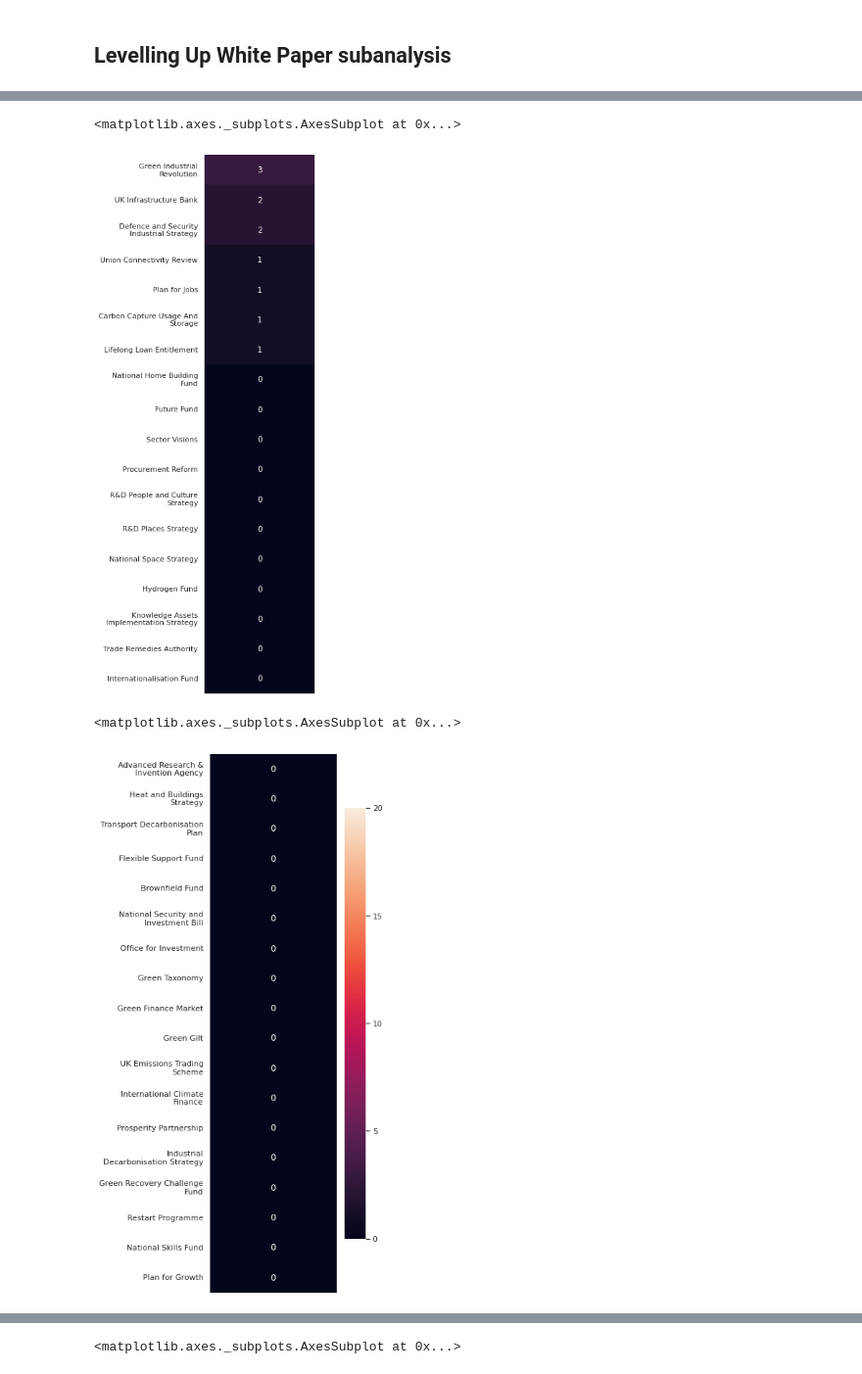
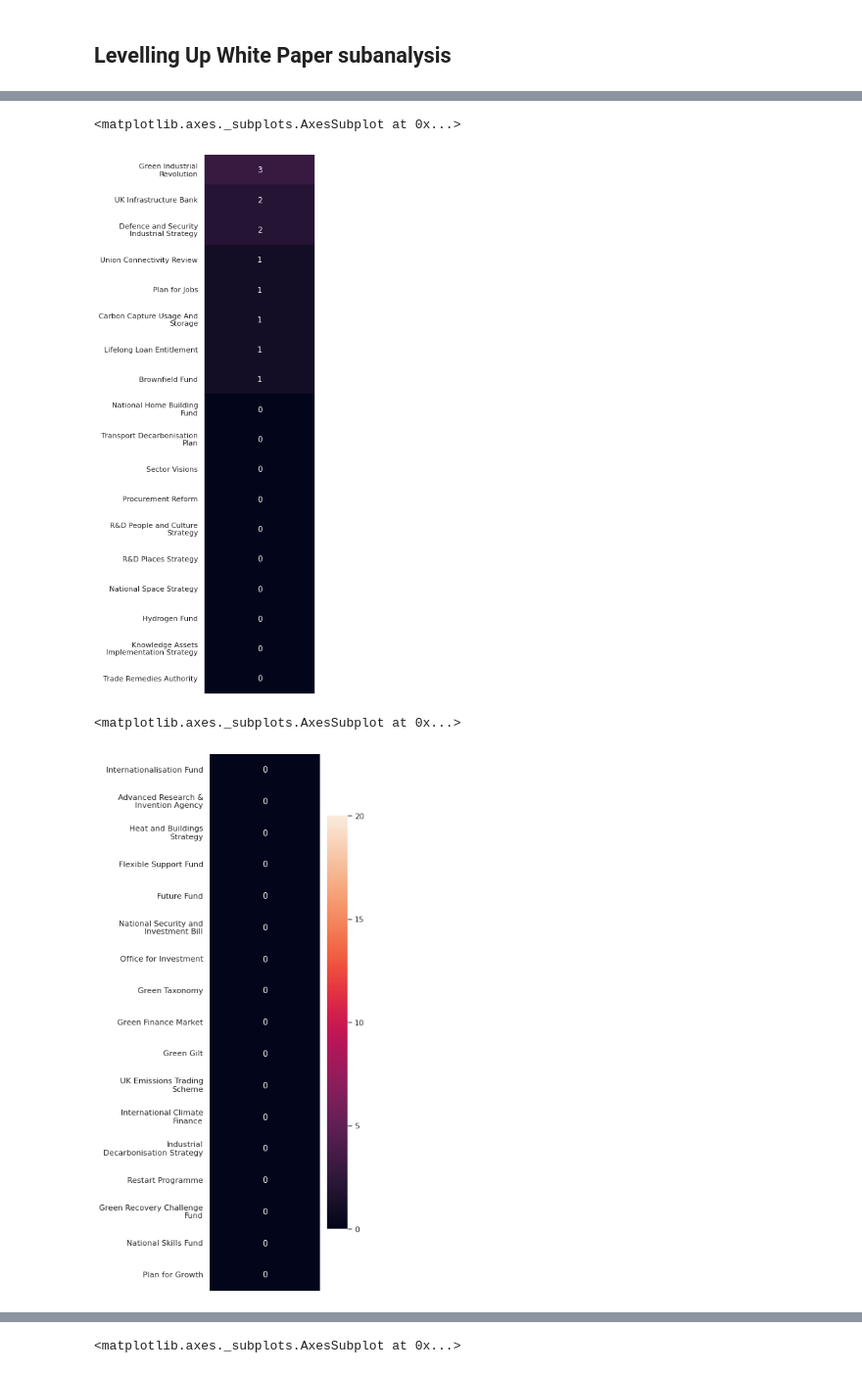
Before and after one commit to adammuhtar/economic-strategy-text-mining, a Jupyter notebook: uk_economic_strategy_text_mining_analysis.ipynb, the cells around one changed output, grey strips where cells are left out. Shown at 98% size. Drawn from its saved outputs; the diff is of its cells as text; code cells hidden in the pictures.

```diff
--- a/uk_economic_strategy_text_mining_analysis.ipynb
+++ b/uk_economic_strategy_text_mining_analysis.ipynb
@@ -114,7 +115,8 @@ search_terms = ["business, energy and industrial strategy",     # Industrial Str
                 "towns fund", "high street fund", "strength in places fund", " sipf", "(sipf)",
                 "connecting capability fund", "prosperity partnership",
                 "help to grow", "kickstart scheme", "kickstart job",
-                "national home building fund", "brownfield fund", "freeports",
+                "national home building fund",  "freeports", "brownfield fund",
+                "brownfield land release fund", "blrf", "(blrf)",
                 "carbon capture usage and storage", "ccus infrastructure fund",
                 " ccus", "(ccus)", "ccus fund", "low carbon hydrogen fund",
                 "hydrogen fund", "green recovery challenge fund",
@@ -267,6 +269,10 @@ def freq_count(doc_list, terms):
             df_count = df_count.rename(columns = {"project gigabit": "project gigabit_OLD"})
             df_count["Project Gigabit"] = df_count[["project gigabit_OLD",
                                                     "gigabit programme"]].sum(axis = 1)
+        elif i == "brownfield fund" or i == "brownfield land release fund":
+            df_count = df_count.rename(columns = {"brownfield fund": "brownfield fund_OLD"})
+            df_count["Brownfield Fund"] = df_count[["brownfield fund_OLD", "blrf",
+                                                    "brownfield land release fund"]].sum(axis = 1) - df_count["(blrf)"]
         elif i == "action plan on standards":
             df_count = df_count.rename(columns = {"action plan on standards":"action plan on standards_OLD"})
             for i in range(0, len(doc_list)):
@@ -731,12 +736,12 @@ luwp_pfg = luwp.loc[["Plan For Growth", "Plan For Jobs", "Ten Point Plan",
                      "Uk Shared Prosperity Fund", "Flexible Support Fund",
                      "Lifetime Skills Guarantee", "Lifelong Loan Entitlement",
                      "Towns Fund", "High Street Fund", "Strength In Places Fund",
-                     "Prosperity Partnership", "Help To Grow", "Kickstart Scheme",
-                     "Restart Programme", "National Skills Fund", "Brownfield Fund",
-                     "National Home Building Fund", "Freeports",
-                     "Community Renewal Fund", "Community Ownership Fund",
-                     "Carbon Capture Usage And Storage", "Green Recovery Challenge Fund",
-                     "Industrial Decarbonisation Strategy", "Net Zero Strategy",
+                     "Help To Grow", "Kickstart Scheme", "Restart Programme",
+                     "National Skills Fund", "Brownfield Fund", "Freeports",
+                     "National Home Building Fund", "Community Renewal Fund",
+                     "Community Ownership Fund", "Carbon Capture Usage And Storage",
+                     "Green Recovery Challenge Fund", "Net Zero Strategy",
+                     "Industrial Decarbonisation Strategy",
                      "International Climate Finance", "Uk Emissions Trading Scheme",
                      "Green Gilt", "Green Finance Market", "Green Taxonomy",
                      "Uk Infrastructure Bank", "Office For Investment",
@@ -884,7 +889,8 @@ pal = sns.color_palette("rocket", as_cmap = True)
 
 # Heatmap
 sns.set(font_scale = 1)
-heatmap = sns.heatmap(luwp_pfg.iloc[18:36, 0:1],
+heatmap = sns.heatmap(luwp_pfg.iloc[math.ceil(len(luwp_pfg)/3):(2 * (math.ceil(len(luwp_pfg)/3))),
+                                    0:1],
                       annot = True,
                       vmin = 0,
                       vmax = 20,
@@ -899,30 +905,30 @@ wrap_ylabels(heatmap, 25)
 heatmap
 # %% [output]
 <matplotlib.axes._subplots.AxesSubplot at 0x...>
-[figure, old version]
+[figure, new version]
 # %%
 #@title Heatmap of LUWP - Plan for Growth terms III
 # Set the width and height of the figure
-plt.figure(figsize = (4, 14))
+plt.figure(figsize = (3.5, 14))
 
 # Generate a color palette with Seaborn.color_palette()
 pal = sns.color_palette("rocket", as_cmap = True)
 
 # Heatmap
 sns.set(font_scale = 1)
-heatmap = sns.heatmap(luwp_pfg.iloc[36:, 0:1],
+heatmap = sns.heatmap(luwp_pfg.iloc[(2 * (math.ceil(len(luwp_pfg)/3))):, 0:1],
                       annot = True,
                       vmin = 0,
                       vmax = 20,
                       cmap = pal,
                       cbar = True,
                       cbar_kws = dict(shrink = 0.8, ticks = range(0, 21, 5)),
                       yticklabels = True,
                       xticklabels = False,
                       fmt = "g")
 wrap_xlabels(heatmap, 15)
 wrap_ylabels(heatmap, 25)
 heatmap
 # %% [output]
 <matplotlib.axes._subplots.AxesSubplot at 0x...>
-[figure, old version]
+[figure, new version]
```
Also changed, not shown: parts of 18 cells of this notebook.
